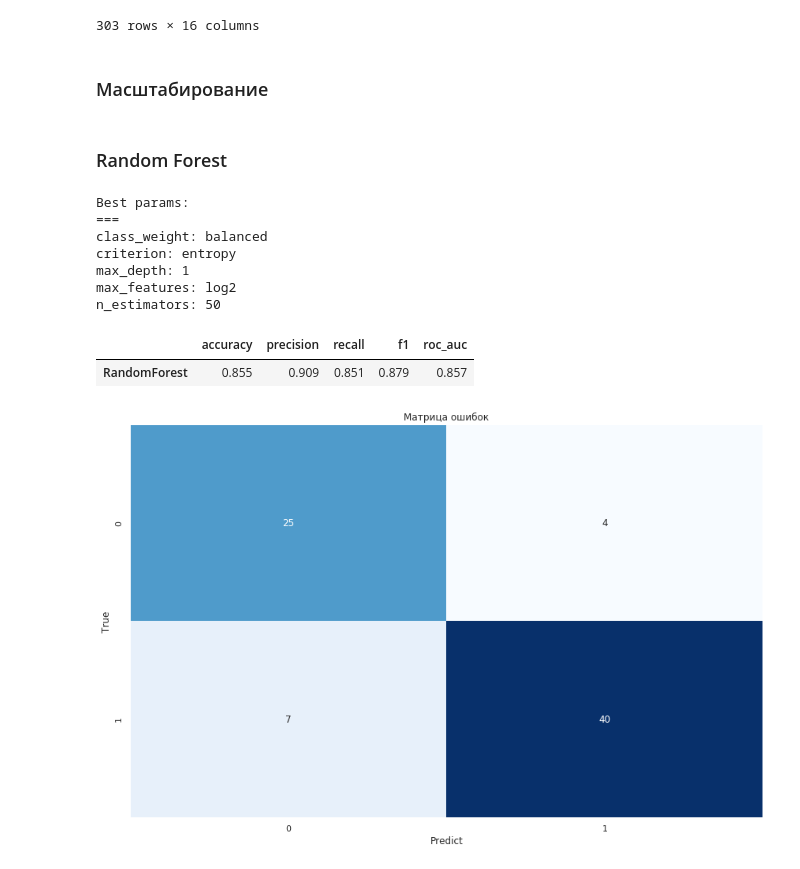
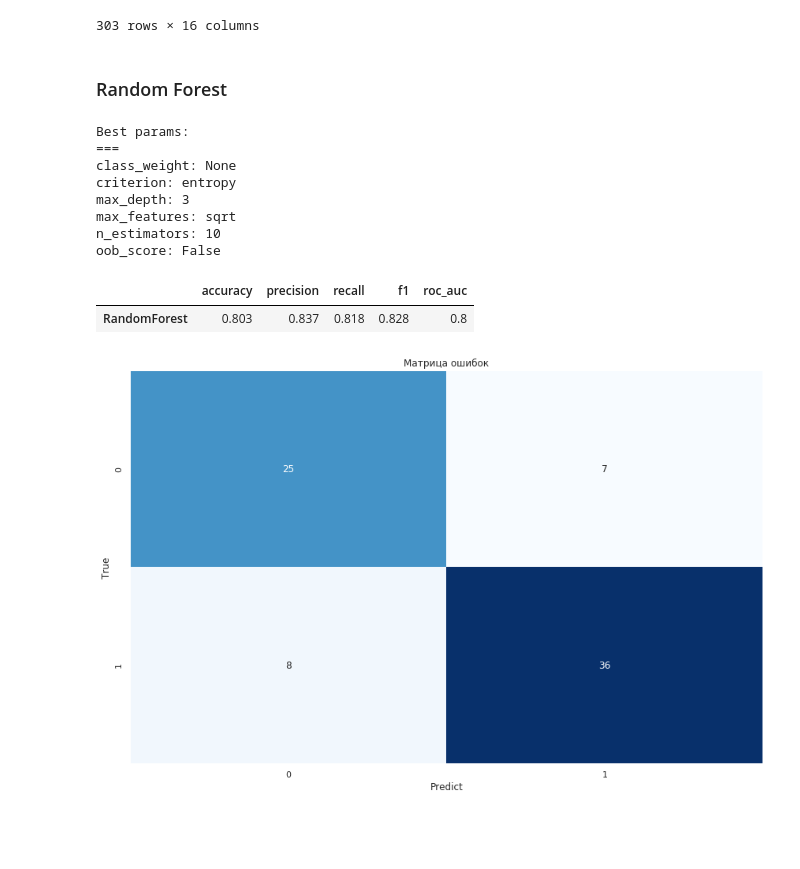
Before and after one commit to j0hntv/otus_ml, a Jupyter notebook: otus_02-12_ensembles.ipynb, the cells around one changed output. Cells and saved outputs as stored; diff of their text form; code cells hidden in the pictures; blank space fills up the shorter version.

```diff
--- a/otus_02-12_ensembles.ipynb
+++ b/otus_02-12_ensembles.ipynb
@@ -126,8 +126,6 @@ df
 | 301 | 57 | 1 | 130 | 131 | 0 | 1 | 115 | 1 | 1.2 | 1 | 1 | ... |
 | 302 | 57 | 0 | 130 | 236 | 0 | 0 | 174 | 0 | 0.0 | 1 | 1 | ... |
 303 rows × 16 columns
-# %% [markdown]
-### Масштабирование
 # %%
 X = df.drop('target', axis=1)
 y = df['target']
@@ -143,35 +136,37 @@ X_test = scaler.transform(X_test)
 # %%
 model = RandomForestClassifier()
 param_grid = {
-    'n_estimators': [5, 10, 50, 100],
+    'n_estimators': [5, 10, 50],
     'criterion': ['gini', 'entropy'],
     'max_depth': [None, 1, 3, 5, 10, 15, 20],
     'class_weight': [None, 'balanced'],
-    'max_features': [None, 'auto', 'sqrt', 'log2']
+    'max_features': [None, 'auto', 'sqrt', 'log2'],
+    'oob_score': [True, False]
 }
 grid_search = GridSearchCV(model, param_grid, cv=5, n_jobs=-1)
 grid_search.fit(X_train, y_train)
 
 print('Best params:\n===')
 for name, value, in grid_search.best_params_.items():
     print(f'{name}: {value}')
 
 predict = grid_search.predict(X_test)
 
 index = ['RandomForest']
 columns = ['accuracy', 'precision', 'recall', 'f1', 'roc_auc']
 quality = pd.DataFrame([get_classification_metrics(y_test, predict)], columns=columns, index=index)
 quality
 # %% [output]
 Best params:
 ===
-class_weight: balanced
+class_weight: None
 criterion: entropy
-max_depth: 1
-max_features: log2
-n_estimators: 50
+max_depth: 3
+max_features: sqrt
+n_estimators: 10
+oob_score: False
 |  | accuracy | precision | recall | f1 | roc_auc |
-| RandomForest | 0.855 | 0.909 | 0.851 | 0.879 | 0.857 |
+| RandomForest | 0.803 | 0.837 | 0.818 | 0.828 | 0.8 |
 # %%
 matrix = confusion_matrix(y_test, predict)
 sns.heatmap(matrix, annot=True, cbar=None, cmap='Blues')
```
Also changed, not shown: parts of 11 cells of this notebook.
